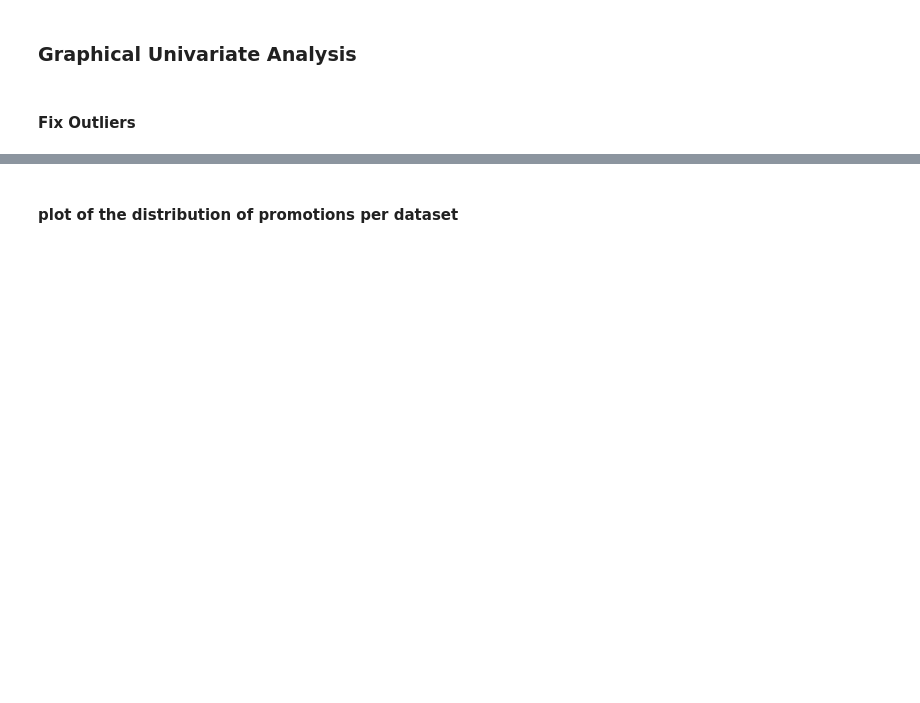
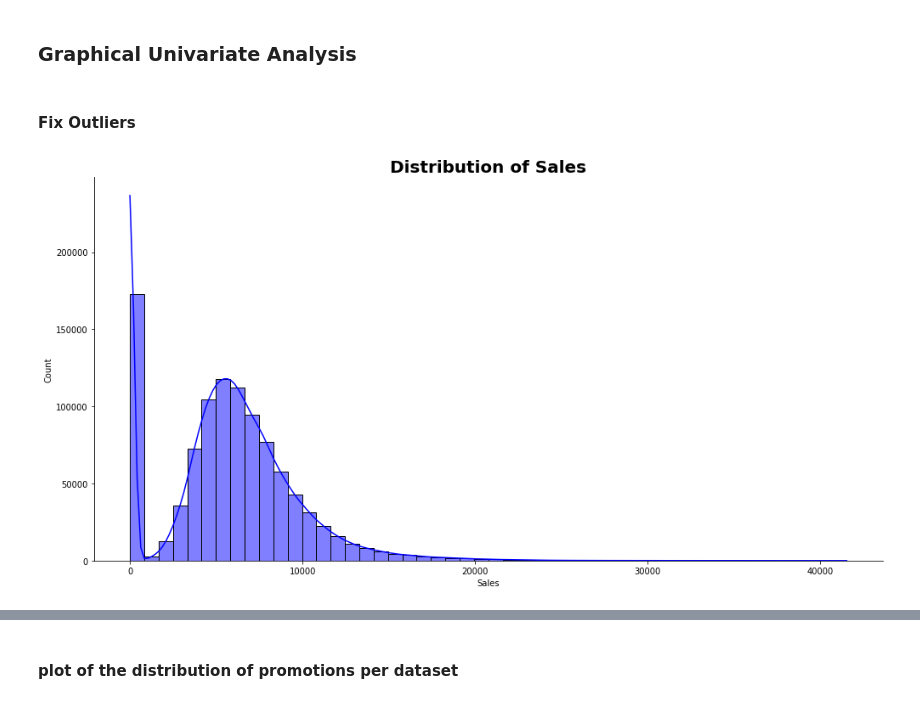
Before and after one commit to mozartofmath/PharmaSalesPrediction, a Jupyter notebook: notebooks/Task1.ipynb, the cells around one changed output, grey strips where cells are left out. Cells and saved outputs as stored; diff of their text form; code cells hidden in the pictures; blank space fills up the shorter version.

```diff
--- a/notebooks/Task1.ipynb
+++ b/notebooks/Task1.ipynb
@@ -257,3 +265,7 @@ def plot_bar(df:pd.DataFrame, x_col:str, y_col:str, title:str, xlabel:str, ylabe
 def plot_monthly_sales(df, month, year, title):
     monthly_data = df_train[(df_train['Month'] == month) & (df_train['Year'] == year)][['Day','Sales']].groupby('Day').mean().reset_index()
     plot_bar(monthly_data, 'Day', 'Sales', title, 'Day', 'Sales')
+# %%
+plot_hist(df_train, 'Sales', 'blue')
+# %% [output]
+[figure, added]
```
Also changed, not shown: parts of 24 cells of this notebook.
